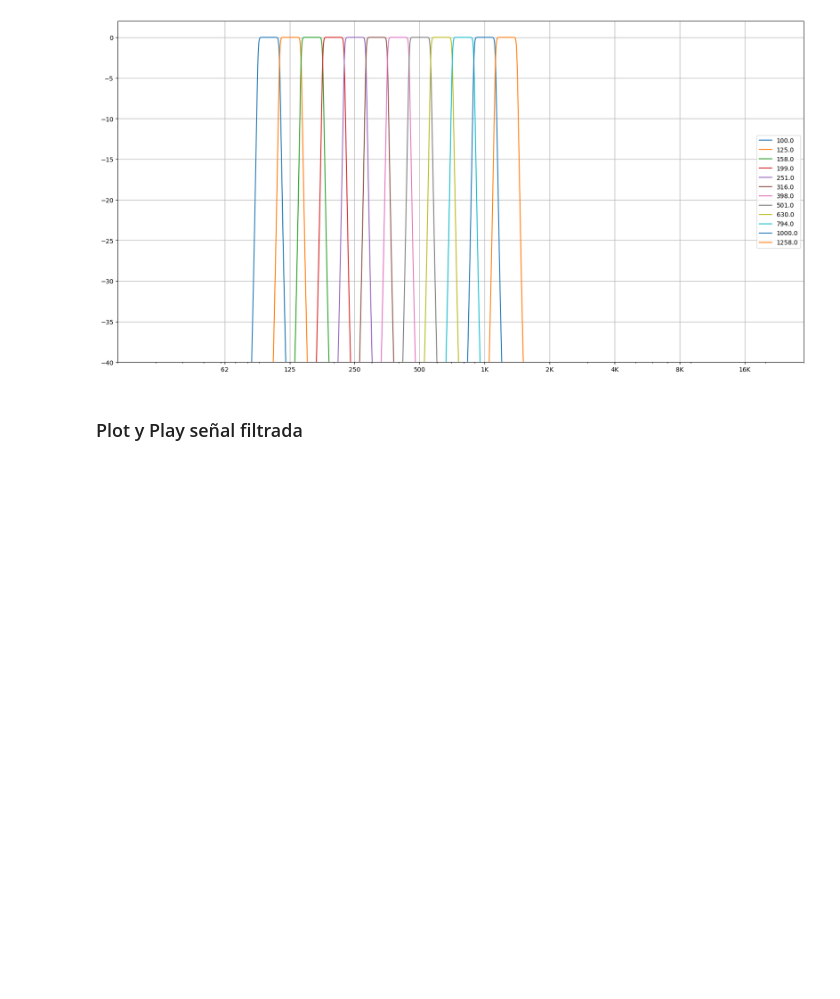
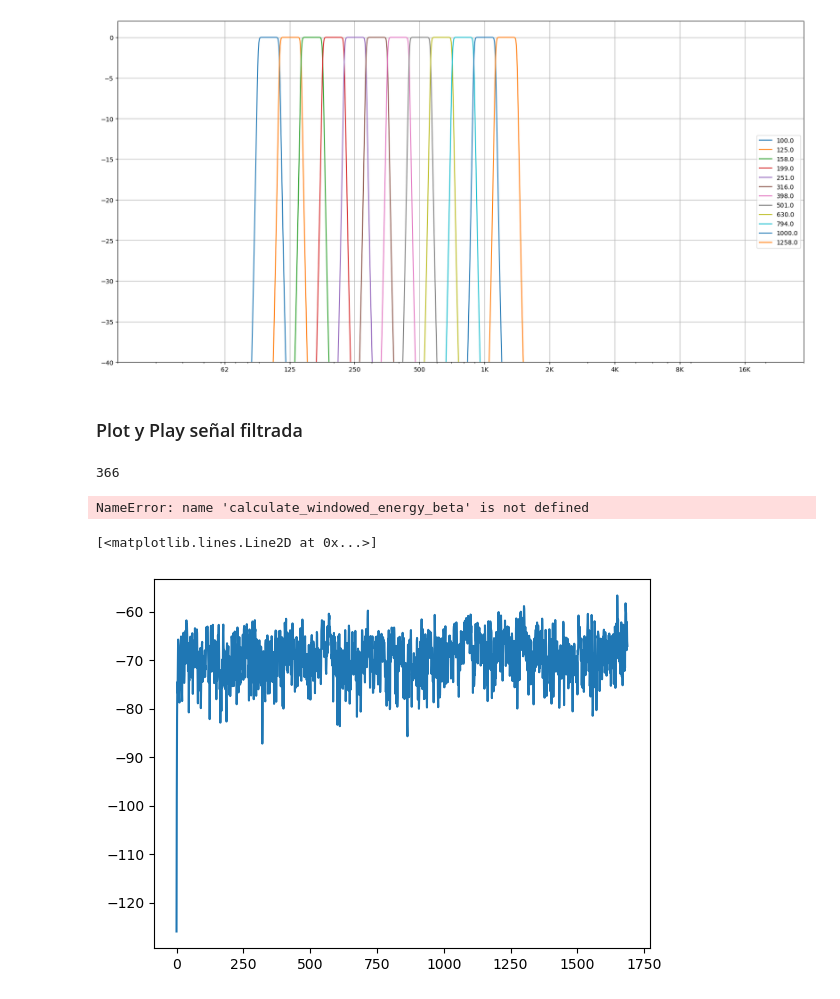
Before and after one commit to IMA-2026-CCLP/TP5-Polar-Plots, a Jupyter notebook: polar.ipynb, the cells around one changed output. Drawn from its saved outputs; the diff is of its cells as text; code cells hidden in the pictures; blank space fills up the shorter version.

Commit message:
primer test gui y procesado de datos para armar el tensor

```diff
--- a/polar.ipynb
+++ b/polar.ipynb
@@ -107,2 +123,19 @@ plt.grid()
+# %%
+frame_length = int(np.ceil(fs_wav * 16.6 / 1000))
+hop_length = frame_length // 2
+# %%
+hop_length
+# %% [output]
+366
+# %%
+res = fn.process_audio(wav, filtros_tercio, frame_length, hop_length)
+res
+# %% [output]
+NameError: name 'calculate_windowed_energy_beta' is not defined
+# %%
+plt.plot(res[4])
+# %% [output]
+[<matplotlib.lines.Line2D at 0x...>]
+[figure, added]
 # %%
 plt.plot(wav)
```
Also changed, not shown: parts of 11 cells of this notebook, 5 other files.
